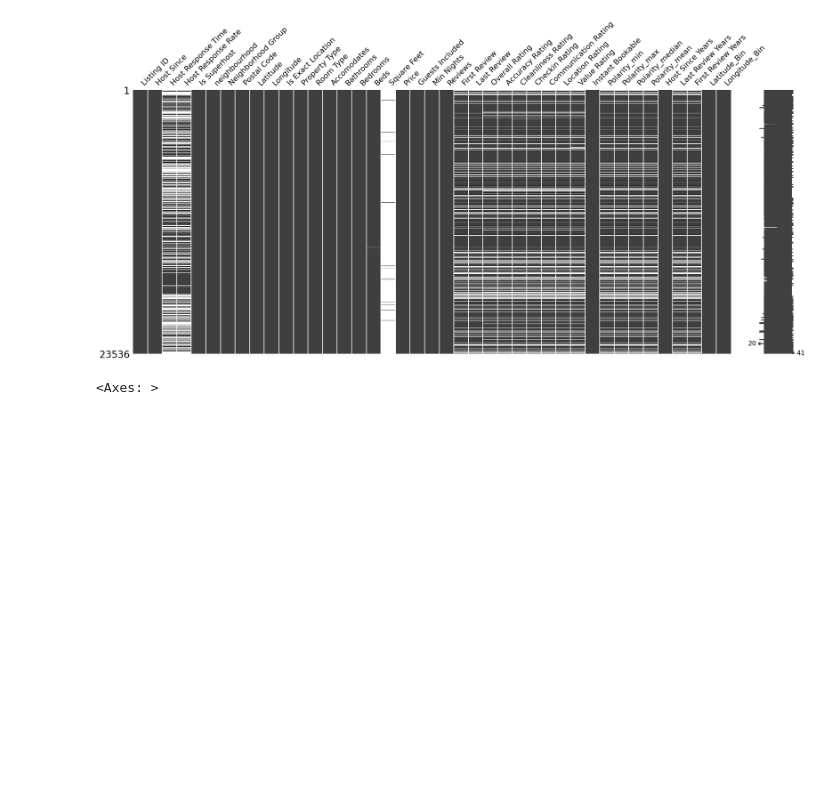
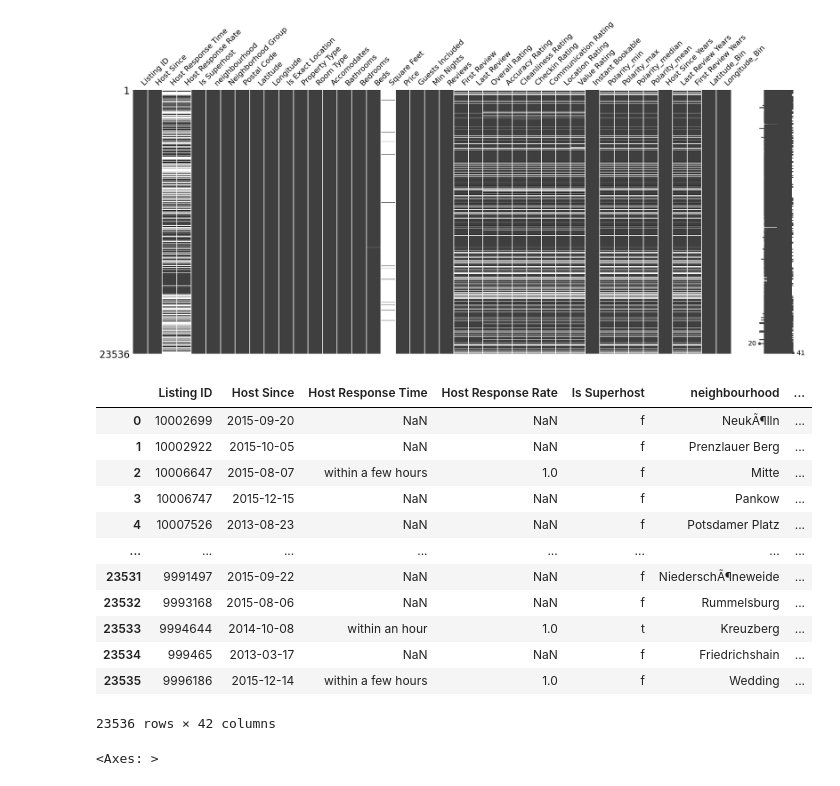
Before and after one commit to IlyaZutler/Cancer-Data, a Jupyter notebook: 6 Data Cleansing Feature Engineering.ipynb, the cells around one changed output. Drawn from its saved outputs; the diff is of its cells as text; code cells hidden in the pictures; blank space fills up the shorter version.

```diff
--- a/6 Data Cleansing Feature Engineering.ipynb
+++ b/6 Data Cleansing Feature Engineering.ipynb
@@ -110,3 +114,22 @@ msno.matrix(apartments)
 plt.show()
 # %% [output]
 [figure]
+# %%
+# prompt: добавить в apartments столбец 'Is Rating' равный 0 если Overall Rating навет NaN и 1 иначе
+
+apartments['Is Rating'] = apartments['Overall Rating'].notna().astype(int)
+apartments
+# %% [output]
+|  | Listing ID | Host Since | Host Response Time | Host Response Rate | Is Superhost | neighbourhood | ... |
+| 0 | 10002699 | 2015-09-20 | NaN | NaN | f | NeukÃ¶lln | ... |
+| 1 | 10002922 | 2015-10-05 | NaN | NaN | f | Prenzlauer Berg | ... |
+| 2 | 10006647 | 2015-08-07 | within a few hours | 1.0 | f | Mitte | ... |
+| 3 | 10006747 | 2015-12-15 | NaN | NaN | f | Pankow | ... |
+| 4 | 10007526 | 2013-08-23 | NaN | NaN | f | Potsdamer Platz | ... |
+| ... | ... | ... | ... | ... | ... | ... | ... |
+| 23531 | 9991497 | 2015-09-22 | NaN | NaN | f | NiederschÃ¶neweide | ... |
+| 23532 | 9993168 | 2015-08-06 | NaN | NaN | f | Rummelsburg | ... |
+| 23533 | 9994644 | 2014-10-08 | within an hour | 1.0 | t | Kreuzberg | ... |
+| 23534 | 999465 | 2013-03-17 | NaN | NaN | f | Friedrichshain | ... |
+| 23535 | 9996186 | 2015-12-14 | within a few hours | 1.0 | f | Wedding | ... |
+23536 rows × 42 columns
```
Also changed, not shown: parts of 4 cells of this notebook.
